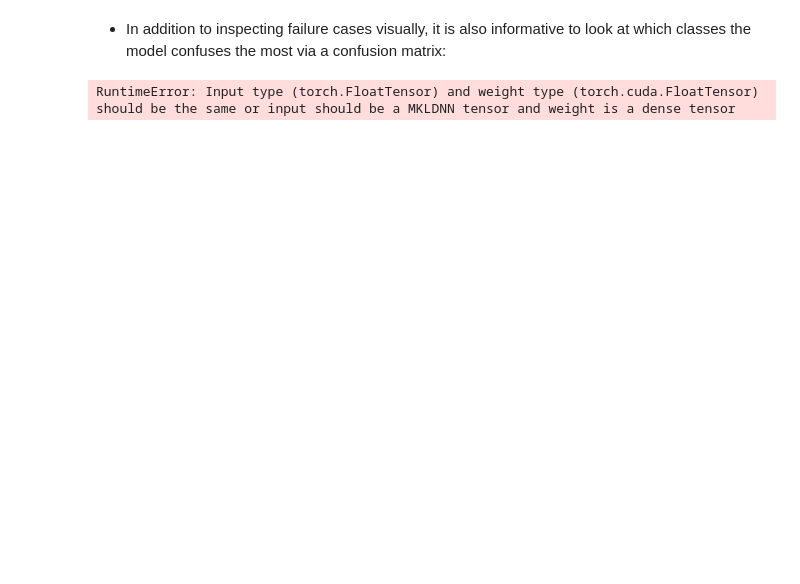
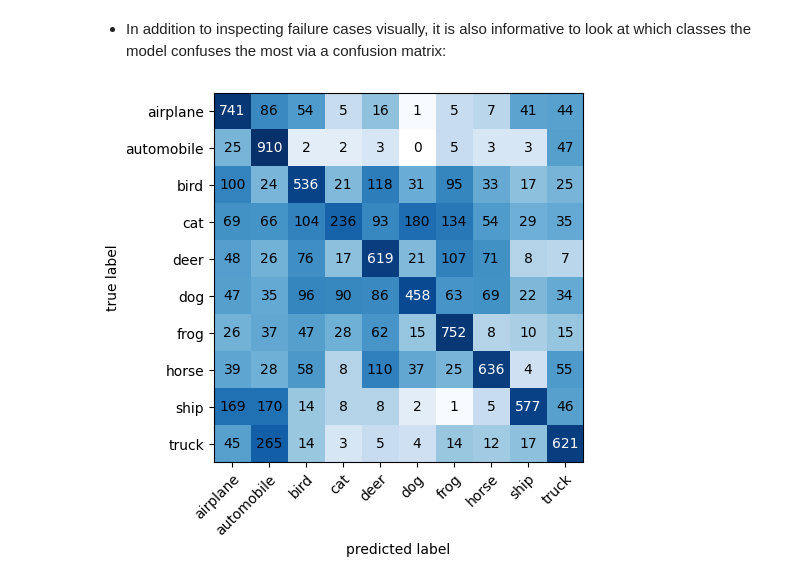
Before and after one commit to fuhengwu2021/deep, a Jupyter notebook: pytorch-lightning_ipynb/cnn/cnn-mobilenet-v3-small-cifar10.ipynb, the cells around one changed output. Saved outputs shown, nothing was run; the diff lists cells and outputs as text; code cells hidden in the pictures; blank space fills up the shorter version.

```diff
--- a/pytorch-lightning_ipynb/cnn/cnn-mobilenet-v3-small-cifar10.ipynb
+++ b/pytorch-lightning_ipynb/cnn/cnn-mobilenet-v3-small-cifar10.ipynb
@@ -526,32 +522,27 @@ RuntimeError: Input type (torch.FloatTensor) and weight type (torch.cuda.FloatTe
 - In addition to inspecting failure cases visually, it is also informative to look at which classes the model confuses the most via a confusion matrix:
 # %%
 # %load ../code_lightningmodule/plot_confusion-matrix_basic.py
-from torchmetrics import ConfusionMatrix
-import matplotlib
-from mlxtend.plotting import plot_confusion_matrix
-
-
-cmat = ConfusionMatrix(task="multiclass", num_classes=len(class_dict))
+cmat = ConfusionMatrix(task="multiclass", num_classes=len(class_dict)).to(device)
 
 for x, y in test_dataloader:
     with torch.no_grad():
-        pred = lightning_model(x)
-    cmat(pred, y)
+        pred = lightning_model(x.to(device))
+    cmat(pred, y.to(device))
 
 cmat_tensor = cmat.compute()
-cmat = cmat_tensor.numpy()
+cmat = cmat_tensor.cpu().numpy()
 
 fig, ax = plot_confusion_matrix(
     conf_mat=cmat,
     class_names=class_dict.values(),
     norm_colormap=matplotlib.colors.LogNorm()
     # normed colormaps highlight the off-diagonals
     # for high-accuracy models better
 )
 
 plt.show()
 # %% [output]
-RuntimeError: Input type (torch.FloatTensor) and weight type (torch.cuda.FloatTensor) should be the same or input should be a MKLDNN tensor and weight is a dense tensor
+[figure, added]
 # %%
 %watermark --iversions
 # %% [output]
```
Also changed, not shown: parts of 24 cells of this notebook.
